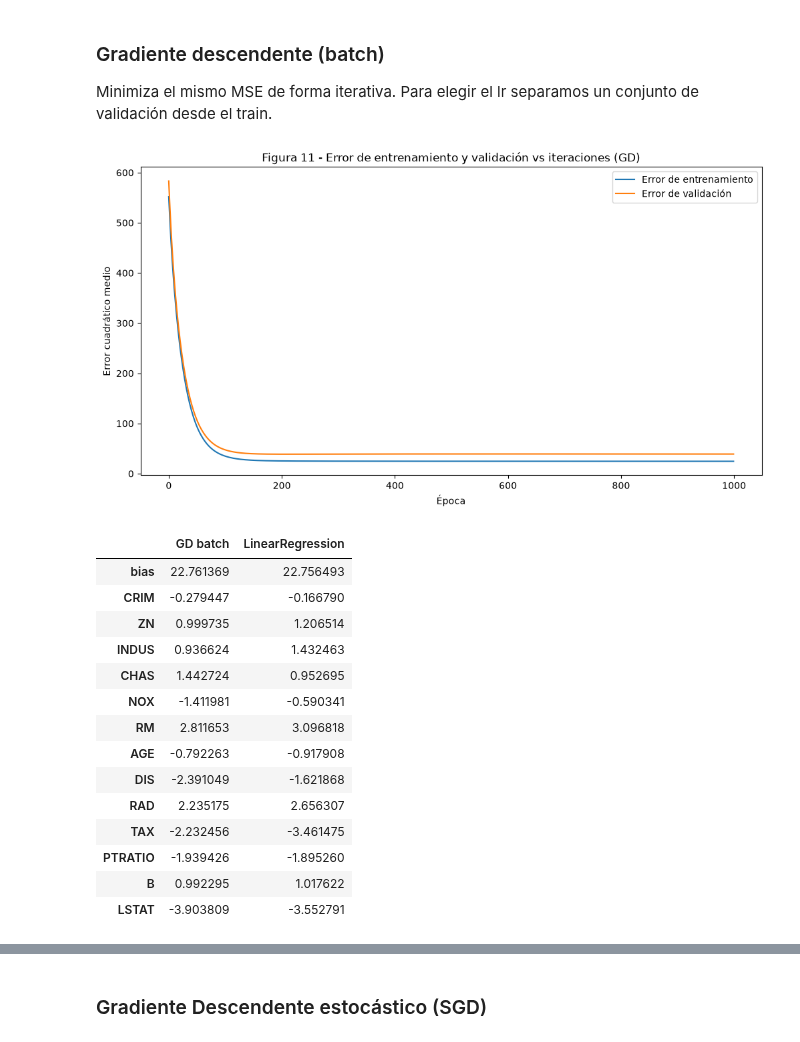
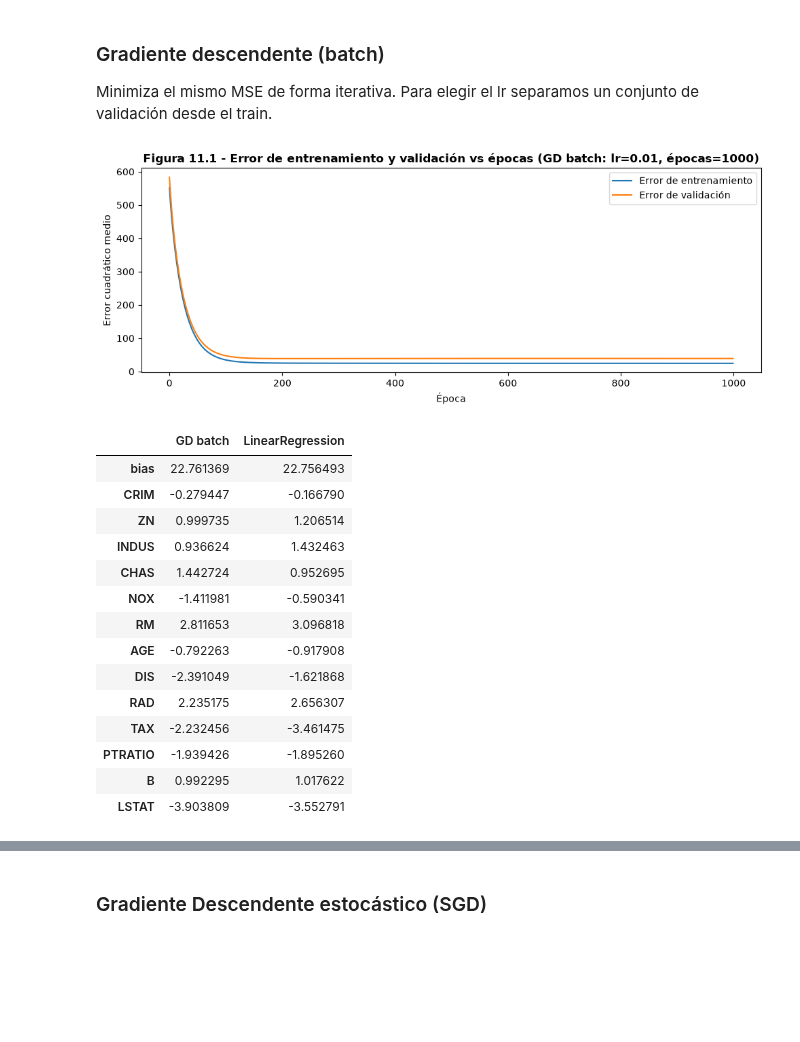
Before and after one commit to Guillerminav/TP_AA1_Arias_Bousono_Casariego, a Jupyter notebook: TP-regresion-AA1.ipynb, the cells around one changed output, grey strips where cells are left out. Saved outputs shown, nothing was run; the diff lists cells and outputs as text; code cells hidden in the pictures; blank space fills up the shorter version.

```diff
--- a/TP-regresion-AA1.ipynb
+++ b/TP-regresion-AA1.ipynb
@@ -630,7 +632,7 @@ y_te = y_test.values.reshape(-1, 1)
 
 X_gd_tr, X_gd_val, y_gd_tr, y_gd_val = train_test_split(X_tr, y_tr, test_size=0.2, random_state=42)
 # %%
-def gradiente_descendente(X_train, y_train, X_test, y_test, learning_rate=0.01, epochs=100):
+def gradiente_descendente(X_train, y_train, X_test, y_test, learning_rate=0.01, epochs=100, num_fig='11.1'):
 
     n = X_train.shape[0]
     m = X_train.shape[1]
@@ -666,25 +668,27 @@ def gradiente_descendente(X_train, y_train, X_test, y_test, learning_rate=0.01,
 
   # Graficar errores de entrenamiento y prueba
 
-    plt.figure(figsize=(12, 6))
+    plt.figure(figsize=(10, 4))
     plt.plot(train_errors, label='Error de entrenamiento')
     plt.plot(test_errors, label='Error de validación')
     plt.xlabel('Época')
     plt.ylabel('Error cuadrático medio')
     plt.legend()
-    plt.title('Figura 11 - Error de entrenamiento y validación vs iteraciones (GD)')
+    plt.title(f'Figura {num_fig} - Error de entrenamiento y validación vs épocas (GD batch: lr={learning_rate}, épocas={epochs})',
+              fontweight='bold', fontsize=12)
+    plt.tight_layout()
     plt.show()
 
     return W
 # %%
 np.random.seed(42) # para reproducibilidad
 W_gd = gradiente_descendente(X_gd_tr, y_gd_tr, X_gd_val, y_gd_val,
-                             learning_rate=0.01, epochs=1000)
+                             learning_rate=0.01, epochs=1000, num_fig='11.1')
 
 pd.DataFrame({'GD batch': W_gd.ravel(), 'LinearRegression': np.r_[lr.intercept_, lr.coef_]},
              index=['bias'] + list(X_train_final.columns))
 # %% [output]
-[figure, old version]
+[figure, new version]
 |  | GD batch | LinearRegression |
 | bias | 22.761369 | 22.756493 |
 | CRIM | -0.279447 | -0.166790 |
```
Also changed, not shown: parts of 13 cells of this notebook.
